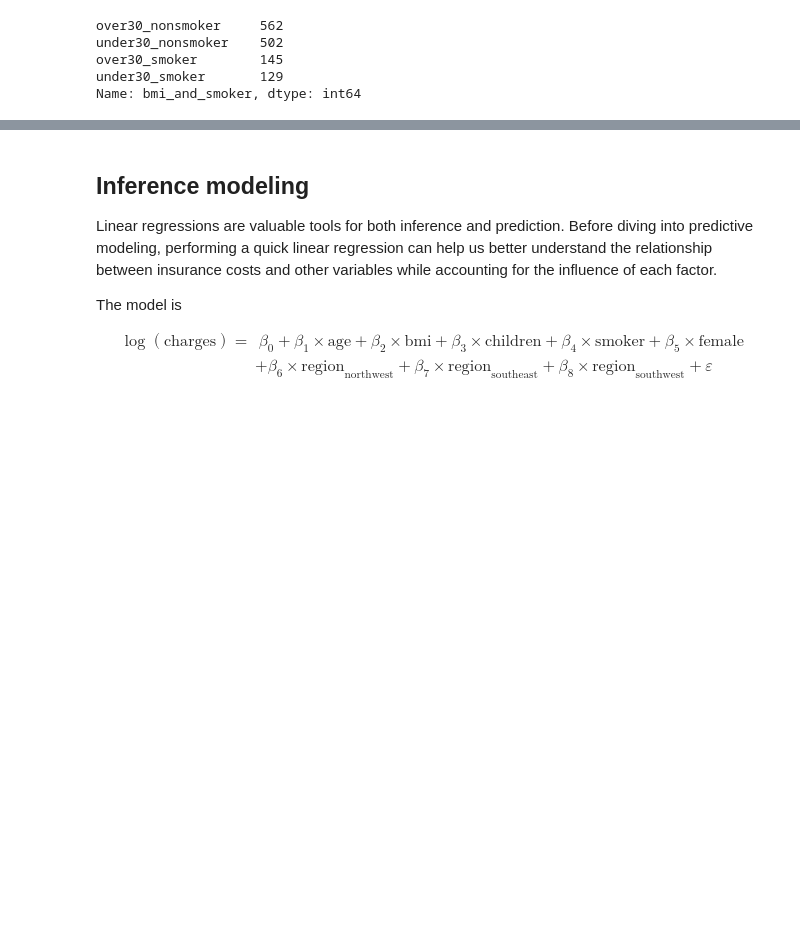
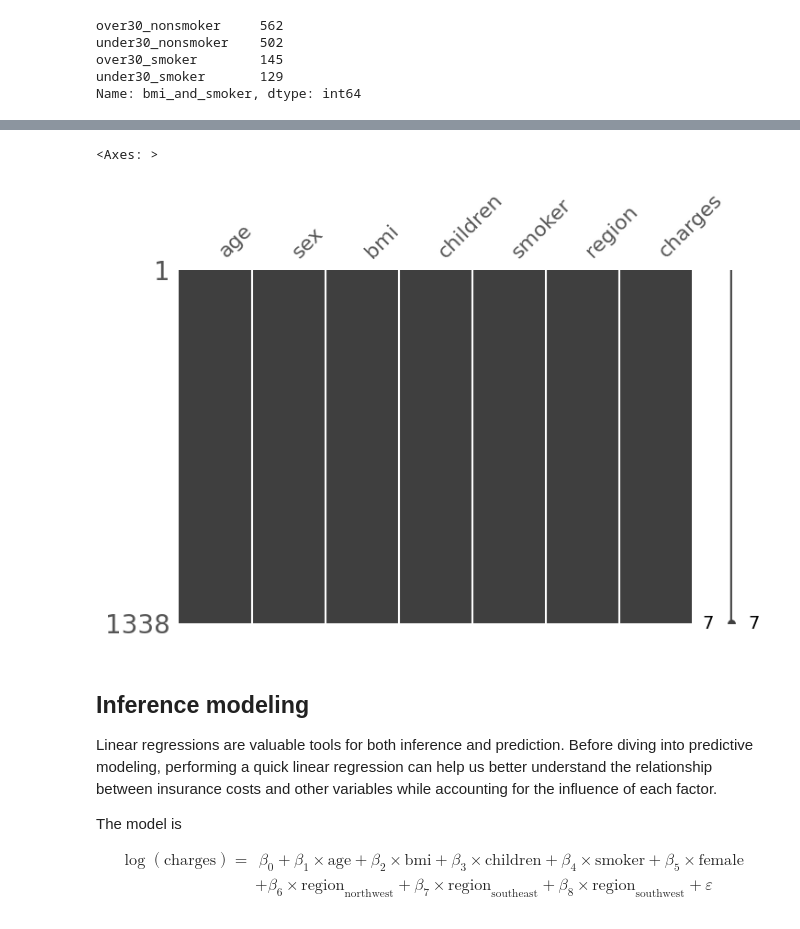
Before and after one commit to gustavofladeira/medical-costs, a Jupyter notebook: main_script.ipynb, the cells around one changed output, grey strips where cells are left out. Drawn from its saved outputs; the diff is of its cells as text; code cells hidden in the pictures; blank space fills up the shorter version.

```diff
--- a/main_script.ipynb
+++ b/main_script.ipynb
@@ -227,3 +249,8 @@ sns.move_legend(ax, 'upper right', bbox_to_anchor=(1.45, 1))
+# %%
+missingno.matrix(insurance, figsize=(8,5))
+# %% [output]
+<Axes: >
+[figure, added]
 # %% [markdown]
 ## Inference modeling
 
```
Also changed, not shown: parts of 20 cells of this notebook, 7 other files.
